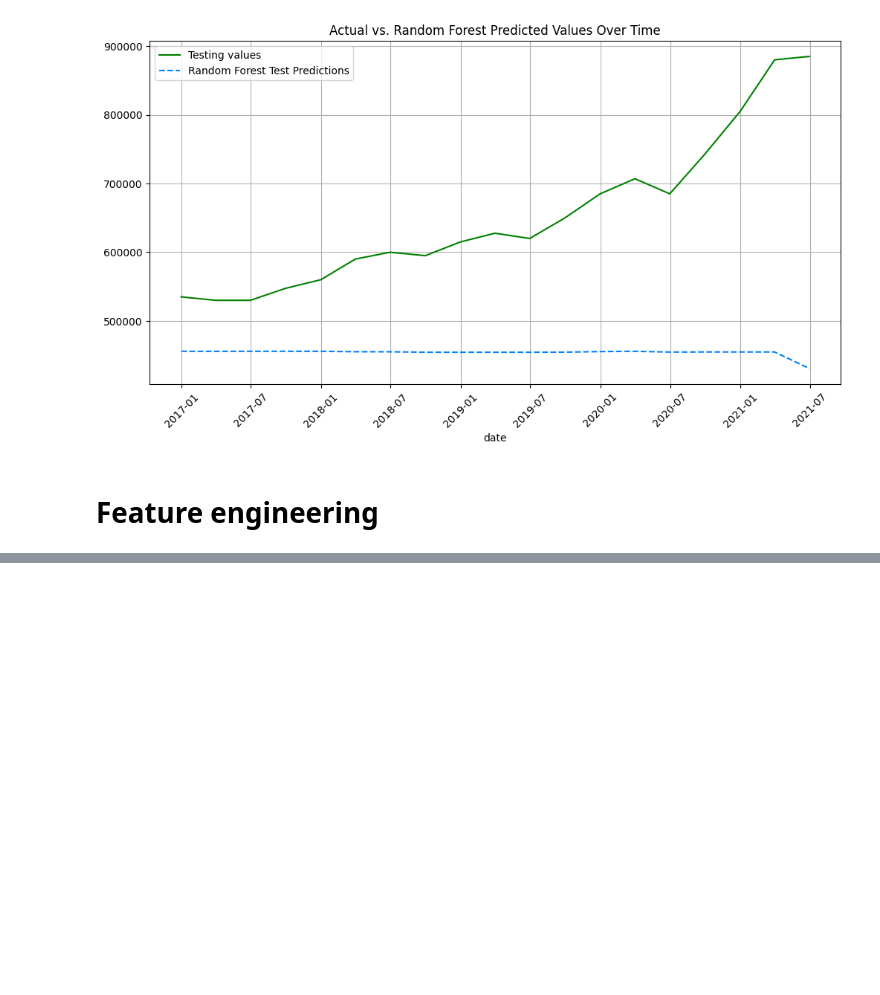
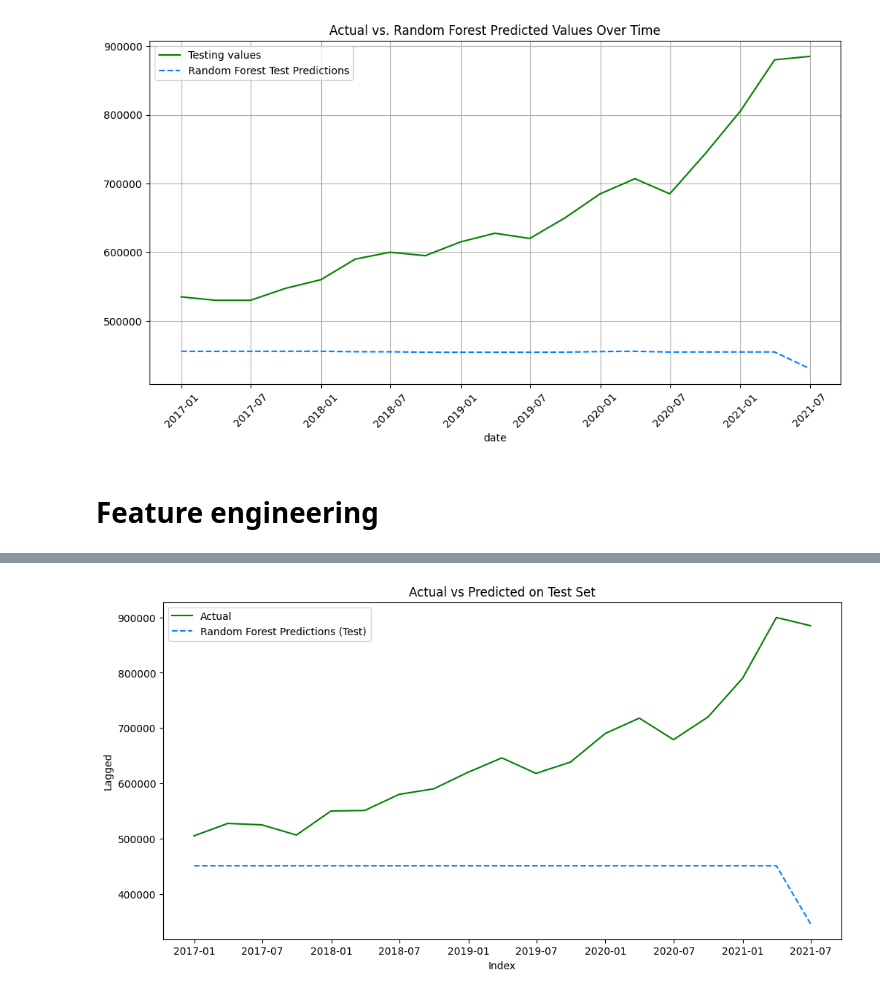
Before and after one commit to Sheepsta300/Machine-Learning-Project, a Jupyter notebook: Housing_Price_Predictor.ipynb, the cells around one changed output, grey strips where cells are left out. Drawn from its saved outputs; the diff is of its cells as text; code cells hidden in the pictures; blank space fills up the shorter version.

```diff
--- a/Housing_Price_Predictor.ipynb
+++ b/Housing_Price_Predictor.ipynb
@@ -620,0 +722,2 @@ plt.show()
+# %%
+test_pred = random_search.predict(X_test)
@@ -620,0 +746,11 @@ plt.show()
+# %%
+plt.figure(figsize=(12, 6))
+plt.plot(test.index, y_test.values, label='Actual', linestyle='-', color='green')
+plt.plot(test.index, test_pred, label='Random Forest Predictions (Test)', linestyle='--', color='#007FFF')
+plt.xlabel('Index')
+plt.ylabel('Lagged')
+plt.title('Actual vs Predicted on Test Set')
+plt.legend()
+plt.show()
+# %% [output]
+[figure, added]
```
Also changed, not shown: parts of 32 cells of this notebook.
